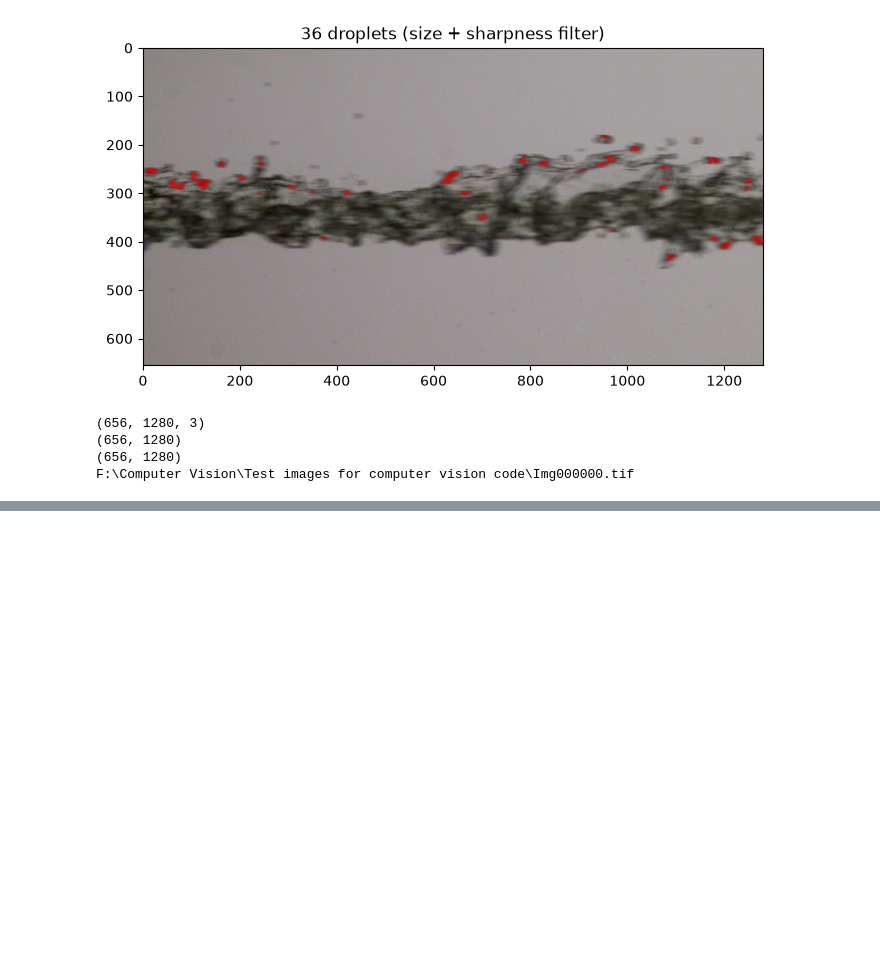
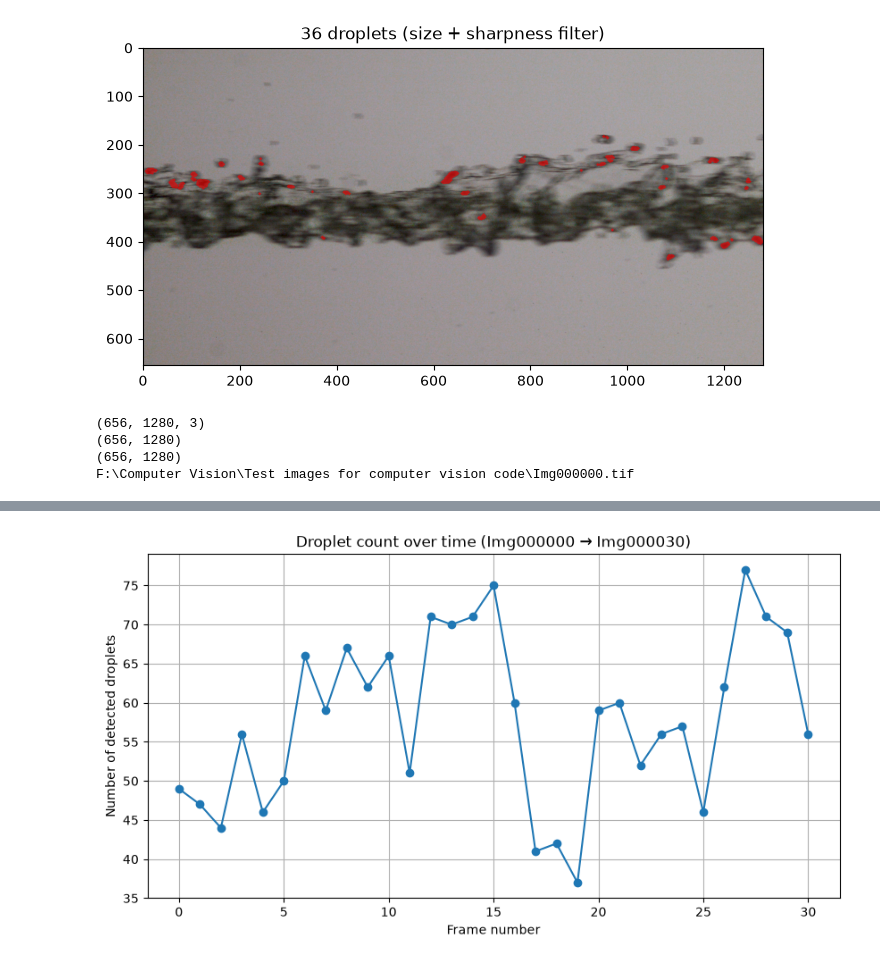
Before and after one commit to attahpt-cmyk/droplet-vision, a Jupyter notebook: notebooks/06_real_data_exploration.ipynb, the cells around one changed output, grey strips where cells are left out. Cells and saved outputs as stored; diff of their text form; code cells hidden in the pictures; blank space fills up the shorter version.

```diff
--- a/notebooks/06_real_data_exploration.ipynb
+++ b/notebooks/06_real_data_exploration.ipynb
@@ -230,3 +241,14 @@ print(image_files[0])
 (656, 1280)
 (656, 1280)
 F:\Computer Vision\Test images for computer vision code\Img000000.tif
+# %%
+def process_frame(filepath, threshold=110, min_area=5, max_area=2500):
+    img = mpimg.imread(filepath)
+    red = img[:, :, 0]
+    binary = red < threshold
+    labeled, num = ndi.label(binary)
+    sizes = ndi.sum(binary, labeled, range(1, num + 1))
+    valid = [i + 1 for i, s in enumerate(sizes) if min_area <= s <= max_area]
+    return { 'filename': filepath.name, 'num_droplets': len(valid), 'total_area': sum(sizes[i - 1] for i in valid), }
+test_result = process_frame(image_files[0])
+print(test_result)
@@ -232,0 +257,8 @@ F:\Computer Vision\Test images for computer vision code\Img000000.tif
+# %%
+all_results = []
+for filepath in image_files:
+    result = process_frame(filepath)
+    all_results.append(result)
+    print(f"{result['filename']}: {result['num_droplets']} droplets")
+
+print(f"\nTotal results collected: {len(all_results)}")
@@ -232,0 +283,5 @@ F:\Computer Vision\Test images for computer vision code\Img000000.tif
+# %%
+import pandas as pd
+df_results = pd.DataFrame(all_results)
+print(df_results)
+df_results.to_csv('../data/droplet_counts_per_frame.csv', index=False)
@@ -232,0 +306,10 @@ F:\Computer Vision\Test images for computer vision code\Img000000.tif
+# %%
+plt.figure(figsize=(10, 5))
+plt.plot(df_results["num_droplets"], marker="o")
+plt.xlabel("Frame number")
+plt.ylabel("Number of detected droplets")
+plt.title("Droplet count over time (Img000000 → Img000030)")
+plt.grid(True)
+plt.show()
+# %% [output]
+[figure, added]
```
Also changed, not shown: parts of 6 cells of this notebook, 2 other files.
